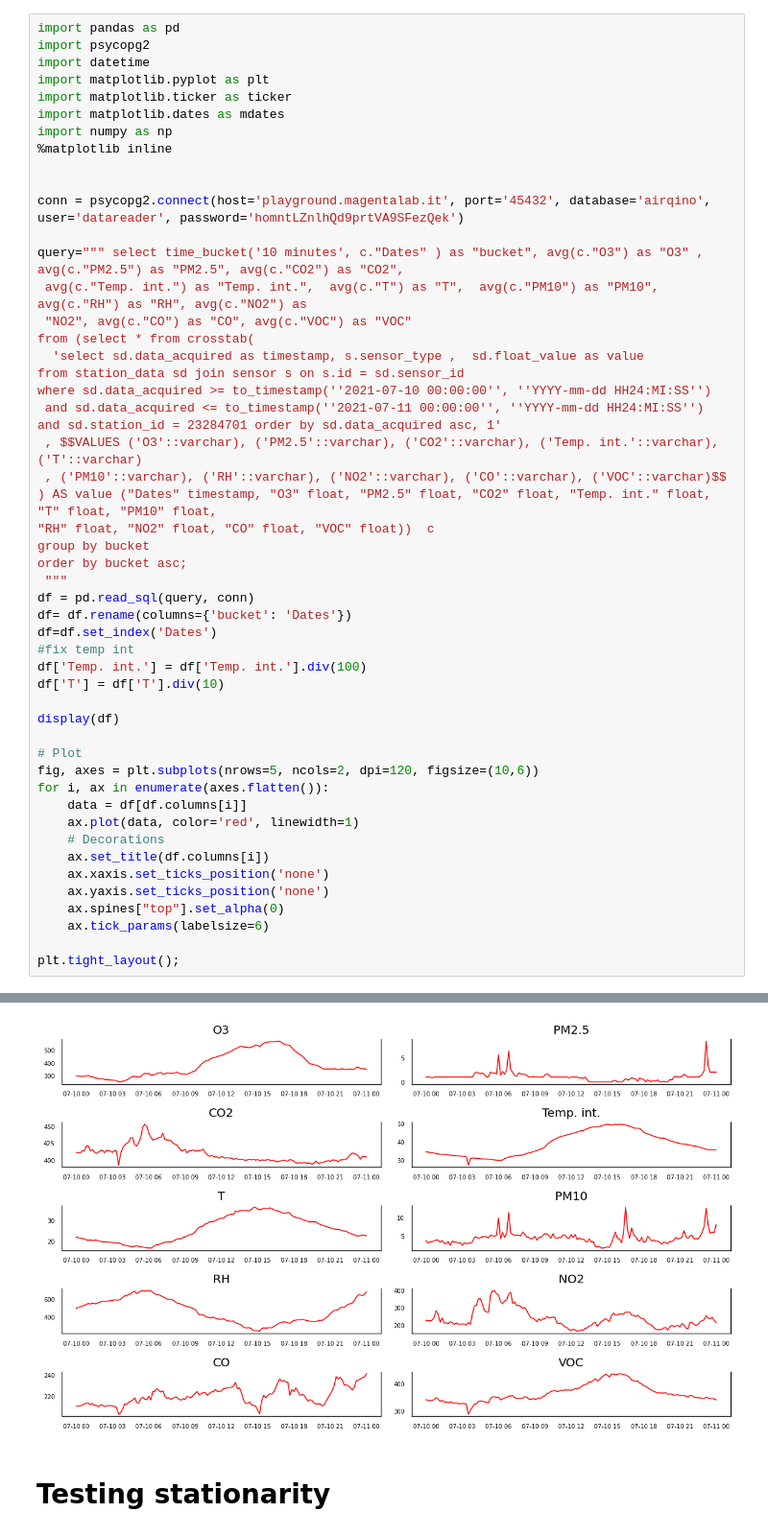
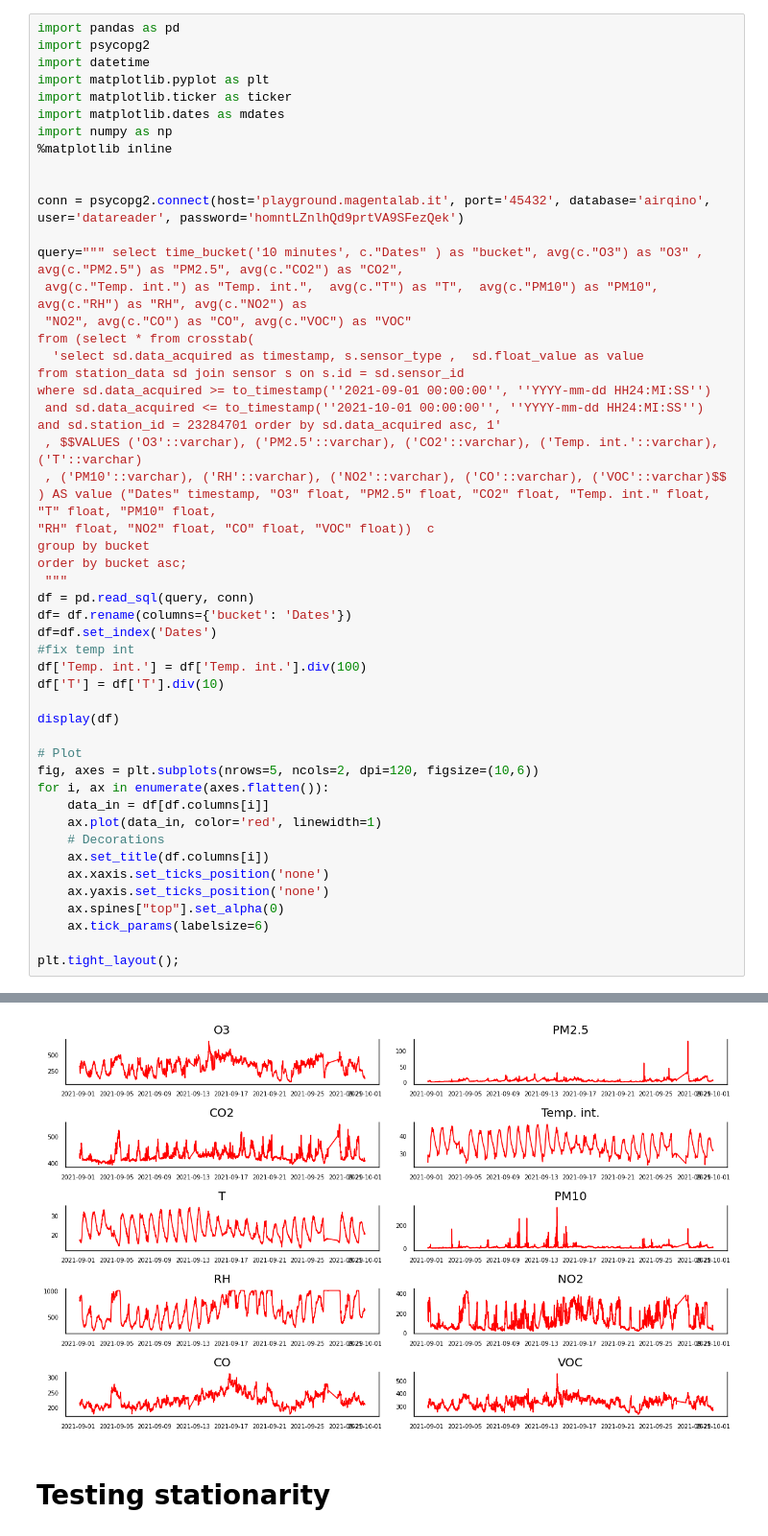
Before and after one commit to marcochisci/Anomaly_detection, a Jupyter notebook: 10min_1day_AnomalyDetection.ipynb, the cells around one changed output, grey strips where cells are left out. Shown at 96% size. Cells and saved outputs as stored; diff of their text form.

```diff
--- a/10min_1day_AnomalyDetection.ipynb
+++ b/10min_1day_AnomalyDetection.ipynb
@@ -22,8 +25,8 @@ query=""" select time_bucket('10 minutes', c."Dates" ) as "bucket", avg(c."O3")
 from (select * from crosstab(
   'select sd.data_acquired as timestamp, s.sensor_type ,  sd.float_value as value
 from station_data sd join sensor s on s.id = sd.sensor_id
-where sd.data_acquired >= to_timestamp(''2021-07-10 00:00:00'', ''YYYY-mm-dd HH24:MI:SS'')
- and sd.data_acquired <= to_timestamp(''2021-07-11 00:00:00'', ''YYYY-mm-dd HH24:MI:SS'')
+where sd.data_acquired >= to_timestamp(''2021-09-01 00:00:00'', ''YYYY-mm-dd HH24:MI:SS'')
+ and sd.data_acquired <= to_timestamp(''2021-10-01 00:00:00'', ''YYYY-mm-dd HH24:MI:SS'')
 and sd.station_id = 23284701 order by sd.data_acquired asc, 1'
  , $$VALUES ('O3'::varchar), ('PM2.5'::varchar), ('CO2'::varchar), ('Temp. int.'::varchar), ('T'::varchar)
  , ('PM10'::varchar), ('RH'::varchar), ('NO2'::varchar), ('CO'::varchar), ('VOC'::varchar)$$
@@ -44,8 +47,8 @@ display(df)
 # Plot
 fig, axes = plt.subplots(nrows=5, ncols=2, dpi=120, figsize=(10,6))
 for i, ax in enumerate(axes.flatten()):
-    data = df[df.columns[i]]
-    ax.plot(data, color='red', linewidth=1)
+    data_in = df[df.columns[i]]
+    ax.plot(data_in, color='red', linewidth=1)
     # Decorations
     ax.set_title(df.columns[i])
     ax.xaxis.set_ticks_position('none')
@@ -72,4 +75,4 @@ plt.tight_layout();
-[figure, old version]
+[figure, new version]
 # %% [markdown]
 # Testing stationarity
 # %%
```
Also changed, not shown: parts of 65 cells of this notebook.
